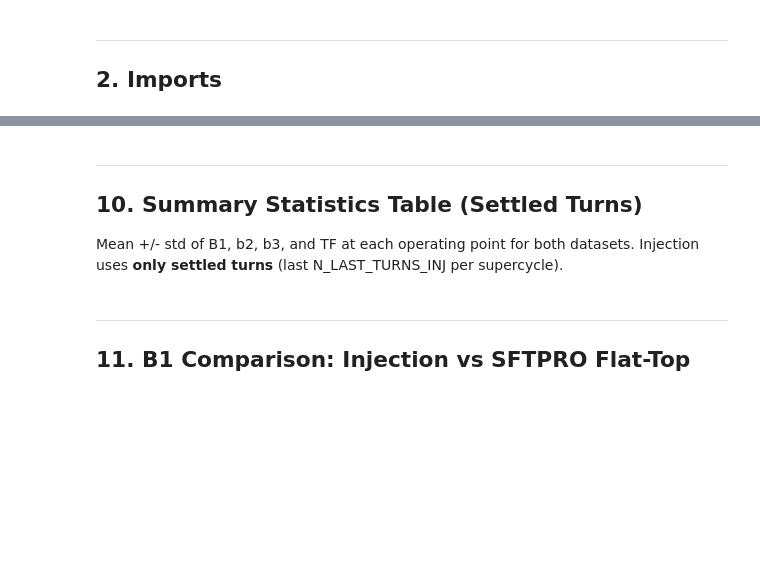
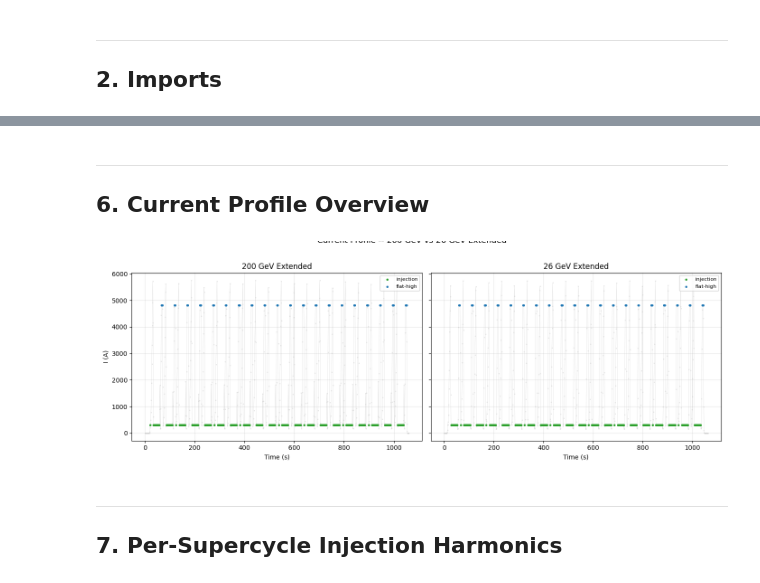
Before and after one commit to albellel/rotating-coil-analyzer, a Jupyter notebook: rotating_coil_analyzer/notebooks/SPS_MBB/comparison/2026-02-06_200GeV_vs_26GeV.ipynb, the cells around one changed output, grey strips where cells are left out. Drawn from its saved outputs; the diff is of its cells as text; code cells hidden in the pictures; blank space fills up the shorter version.

```diff
--- a/rotating_coil_analyzer/notebooks/SPS_MBB/comparison/2026-02-06_200GeV_vs_26GeV.ipynb
+++ b/rotating_coil_analyzer/notebooks/SPS_MBB/comparison/2026-02-06_200GeV_vs_26GeV.ipynb
@@ -682,38 +292,22 @@ print("Any significant delta indicates history-dependent iron magnetisation.")
 # %% [markdown]
 ---
-## 10. Summary Statistics Table (Settled Turns)
-
-Mean +/- std of B1, b2, b3, and TF at each operating point for both datasets.
-Injection uses **only settled turns** (last N_LAST_TURNS_INJ per supercycle).
+## 6. Current Profile Overview
-# %%
-# Build summary table using settled data
-summary_rows = []
-
-for ds_name, dfs in [("200 GeV", dfs_200), ("26 GeV", dfs_26)]:
-    for lab, desc in [("injection", "Injection (MD1)"),
-                      ("flat-high", "Top of SFTPRO")]:
-        sub = dfs[(dfs["label"] == lab) & dfs["ok_main"]]
-        if len(sub) == 0:
-            continue
-        tf = sub["B1_T"].mean() / (sub["I_mean_A"].mean() / 1000.0)
-        summary_rows.append({
-            "Dataset": ds_name,
-            "Operating point": desc,
-            "N turns": len(sub),
-            "I mean (A)": f"{sub['I_mean_A'].mean():.1f}",
-            "B1 mean (T)": f"{sub['B1_T'].mean():.6f}",
-            "B1 std (T)": f"{sub['B1_T'].std():.6f}",
-            "b2 mean (units)": f"{sub['b2_units'].mean():+.4f}",
-            "b2 std (units)": f"{sub['b2_units'].std():.4f}",
-            "b3 mean (units)": f"{sub['b3_units'].mean():+.4f}",
-            "b3 std (units)": f"{sub['b3_units'].std():.4f}",
-            "TF (T/kA)": f"{tf:.4f}",
-        })
-
-df_summary = pd.DataFrame(summary_rows)
-print(f"[Settled data: last {N_LAST_TURNS_INJ} injection turns per supercycle]")
-print()
-print(df_summary.to_string(index=False))
+# %%
+label_colors = {"injection": "tab:green", "flat-mid": "tab:purple", "flat-high": "tab:blue"}
+fig, axes = plt.subplots(1, 2, figsize=(14, 5), sharey=True)
+for ax, t_m, I_m, lbl, plat, title in [
+    (axes[0], t_200, I_200, lbl_200, plat_200, "200 GeV Extended"),
+    (axes[1], t_26, I_26, lbl_26, plat_26, "26 GeV Extended")]:
+    ax.plot(t_m, I_m, ".-", markersize=1, linewidth=0.3, color="lightgrey", zorder=0)
+    for lab, col in label_colors.items():
+        mask = lbl == lab; idx = np.where(mask)[0]
+        if len(idx) > 0: ax.scatter(t_m[idx], I_m[idx], s=6, color=col, zorder=2, label=lab)
+    ax.set_xlabel("Time (s)"); ax.set_title(title); ax.legend(fontsize=8, loc="upper right")
+axes[0].set_ylabel("I (A)")
+fig.suptitle("Current Profile -- 200 GeV vs 26 GeV Extended", fontsize=13, y=1.02)
+plt.tight_layout(); plt.show()
+# %% [output]
+[figure, added]
 # %% [markdown]
 ---
-## 11. B1 Comparison: Injection vs SFTPRO Flat-Top
+## 7. Per-Supercycle Injection Harmonics
```
Also changed, not shown: parts of 40 cells of this notebook, 11 other files.
